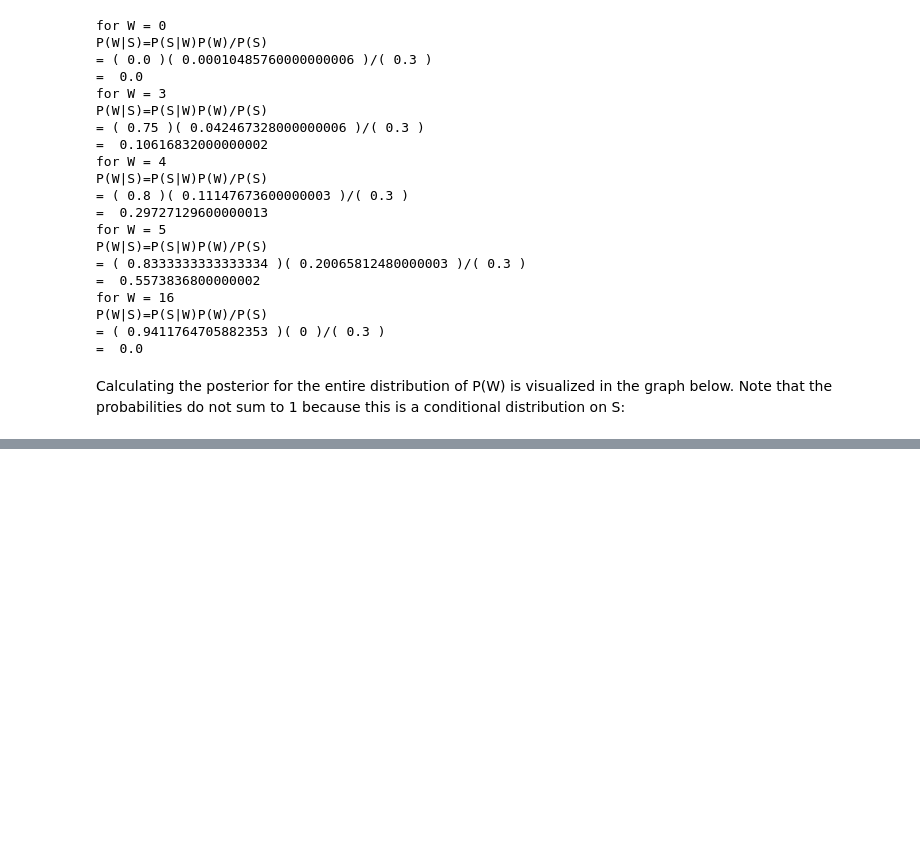
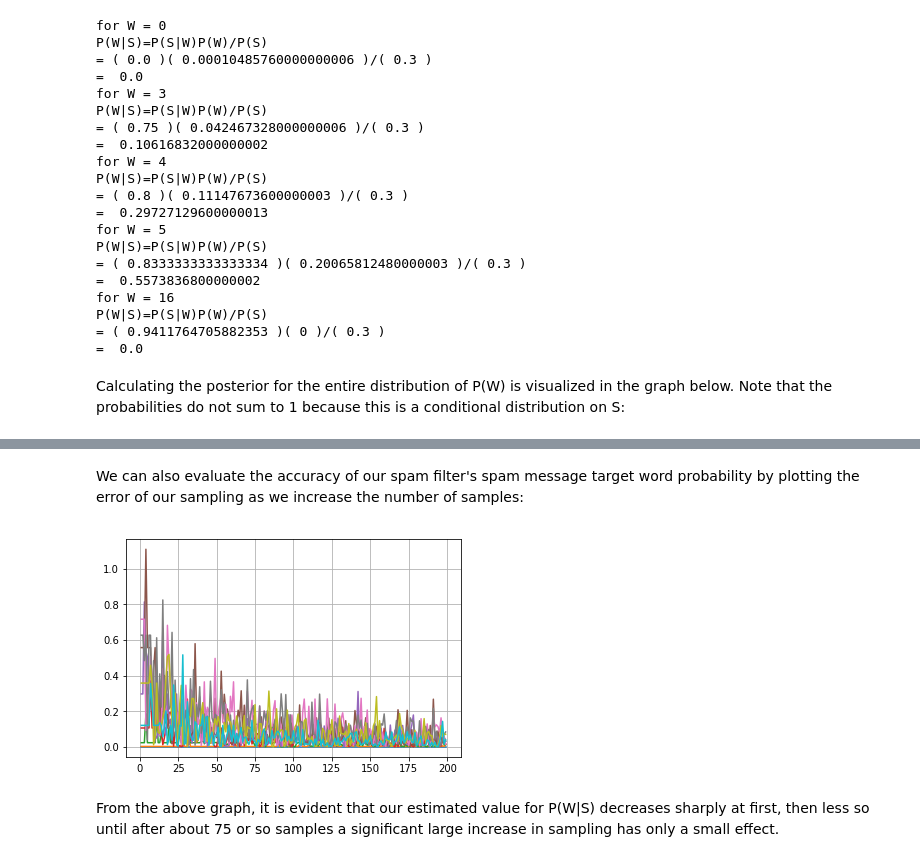
Before and after one commit to brennanmcfarland/pgm, a Jupyter notebook: Homework 1.ipynb, the cells around one changed output, grey strips where cells are left out. Cells and saved outputs as stored; diff of their text form; code cells hidden in the pictures; blank space fills up the shorter version.

```diff
--- a/Homework 1.ipynb
+++ b/Homework 1.ipynb
@@ -125,0 +199,21 @@ plt.show()
+# %% [markdown]
+We can also evaluate the accuracy of our spam filter's spam message target word probability by plotting the error of our sampling as we increase the number of samples:
+# %%
+max_samples = 200
+x = range(0, max_samples)
+y = []
+for w in range(0, n):
+    y.append([])
+samples = 0
+for i in range(0, max_samples):
+    for w in range(len(y)):
+        y[w].append(abs(sample_p_w_given_s(w)-p_w_given_s(w)))
+    samples += 1
+for w in range(0, n):
+    plt.plot(x, y[w])
+plt.grid()
+plt.show()
+# %% [output]
+[figure, added]
+# %% [markdown]
+From the above graph, it is evident that our estimated value for P(W|S) decreases sharply at first, then less so until after about 75 or so samples a significant large increase in sampling has only a small effect.
```
Also changed, not shown: parts of 9 cells of this notebook.
